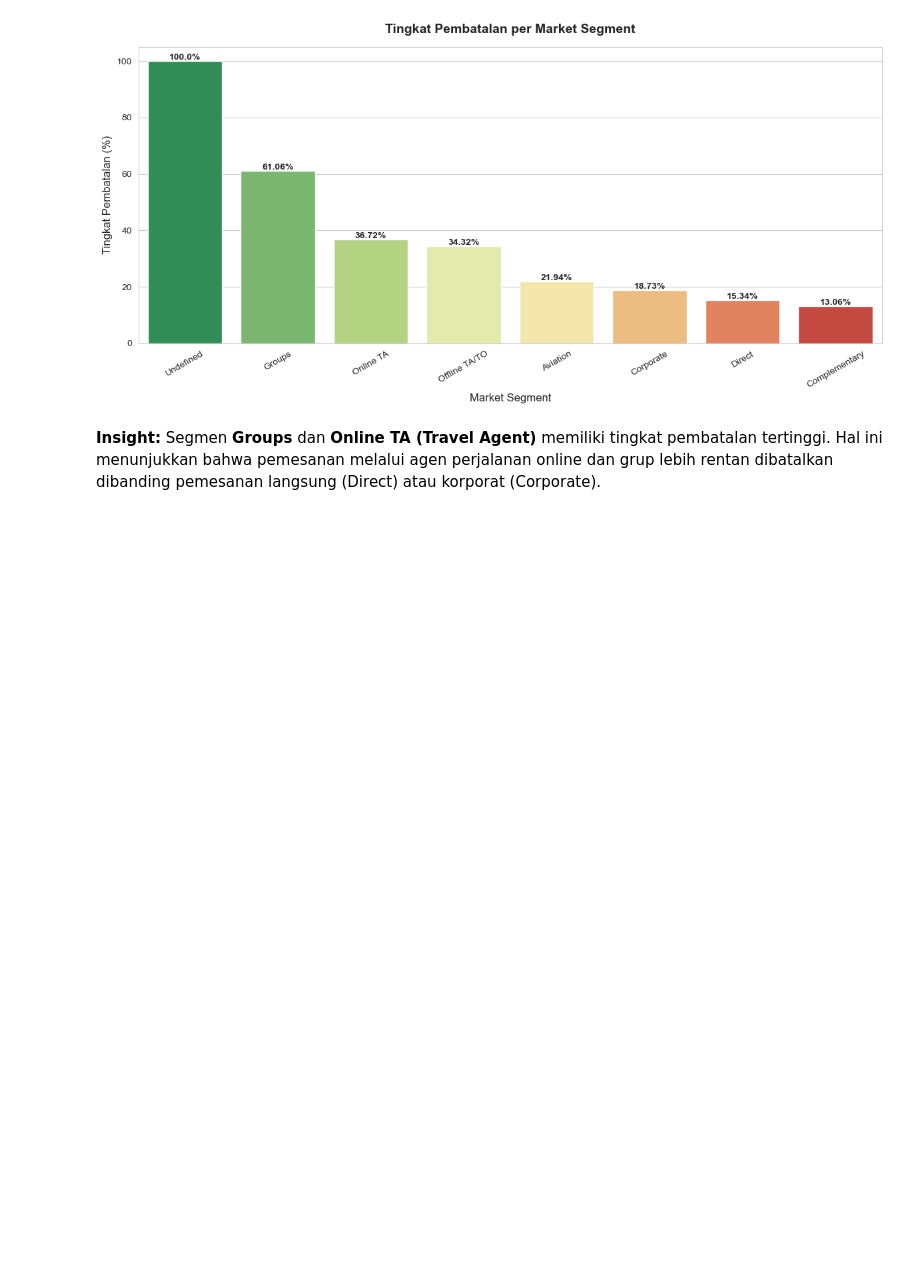
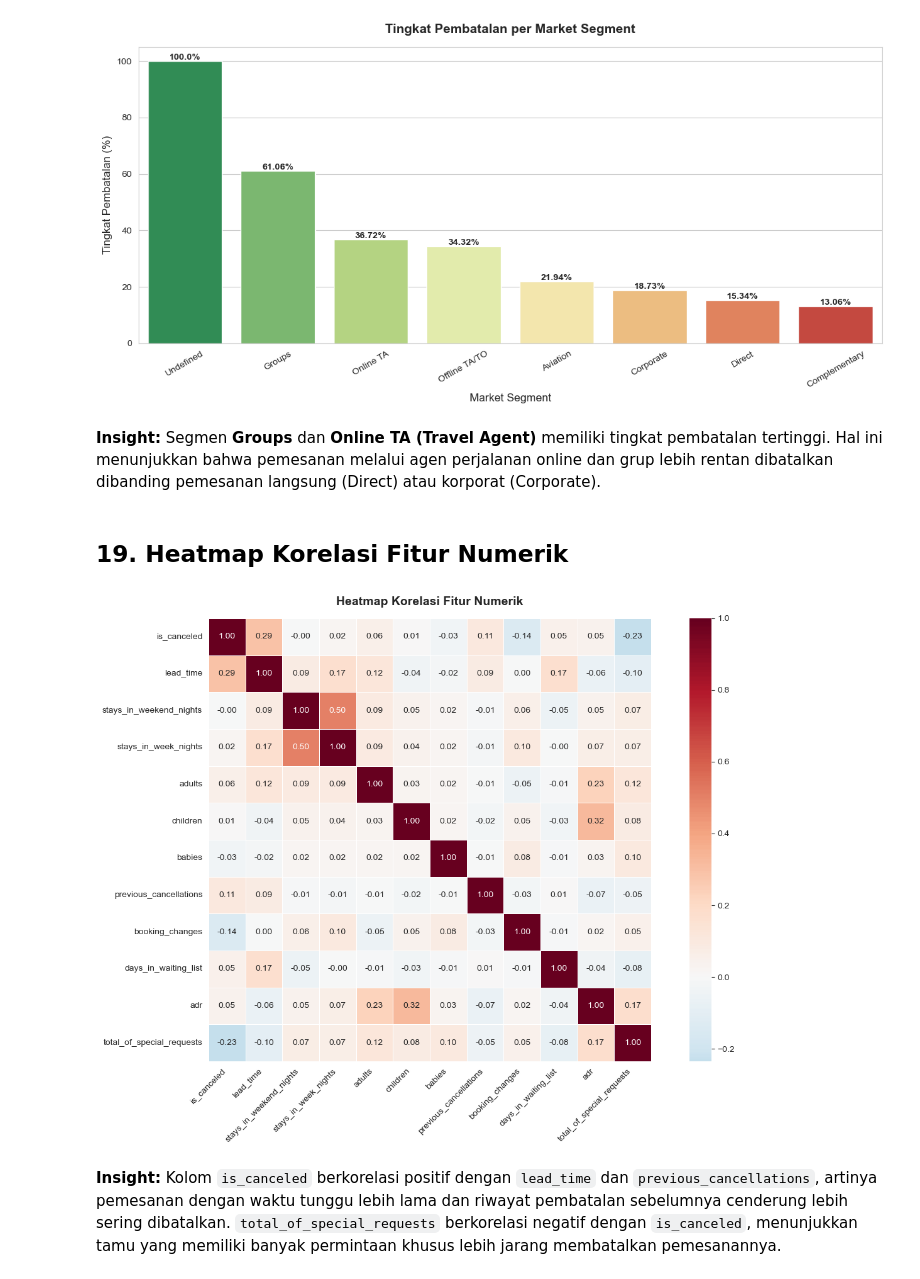
Before and after one commit to MuhammadShidqiHanifUSK/A_Project_VisDat_Klp1, a Jupyter notebook: notebooks/eda.ipynb, the cells around one changed output. Cells and saved outputs as stored; diff of their text form; code cells hidden in the pictures; blank space fills up the shorter version.

Commit message:
Edit eda.ipynb: Add Heatmap of Numerical Feature Correlations

```diff
--- a/notebooks/eda.ipynb
+++ b/notebooks/eda.ipynb
@@ -518,3 +518,35 @@ plt.show()
 [figure]
 # %% [markdown]
 **Insight:** Segmen **Groups** dan **Online TA (Travel Agent)** memiliki tingkat pembatalan tertinggi. Hal ini menunjukkan bahwa pemesanan melalui agen perjalanan online dan grup lebih rentan dibatalkan dibanding pemesanan langsung (Direct) atau korporat (Corporate).
+# %% [markdown]
+## 19. Heatmap Korelasi Fitur Numerik
+# %%
+sns.set_style('white')
+
+numeric_cols = ['is_canceled', 'lead_time', 'stays_in_weekend_nights',
+                'stays_in_week_nights', 'adults', 'children', 'babies',
+                'previous_cancellations', 'booking_changes',
+                'days_in_waiting_list', 'adr', 'total_of_special_requests']
+
+corr_matrix = df[numeric_cols].corr()
+
+plt.figure(figsize=(13, 9))
+sns.heatmap(
+    corr_matrix,
+    annot=True,
+    fmt='.2f',
+    cmap='RdBu_r',
+    center=0,
+    linewidths=0.5,
+    square=True
+)
+
+plt.title('Heatmap Korelasi Fitur Numerik', fontsize=14, fontweight='bold', pad=15)
+plt.xticks(rotation=45, ha='right')
+plt.yticks(rotation=0)
+plt.tight_layout()
+plt.show()
+# %% [output]
+[figure, added]
+# %% [markdown]
+**Insight:** Kolom `is_canceled` berkorelasi positif dengan `lead_time` dan `previous_cancellations`, artinya pemesanan dengan waktu tunggu lebih lama dan riwayat pembatalan sebelumnya cenderung lebih sering dibatalkan. `total_of_special_requests` berkorelasi negatif dengan `is_canceled`, menunjukkan tamu yang memiliki banyak permintaan khusus lebih jarang membatalkan pemesanannya.
```
